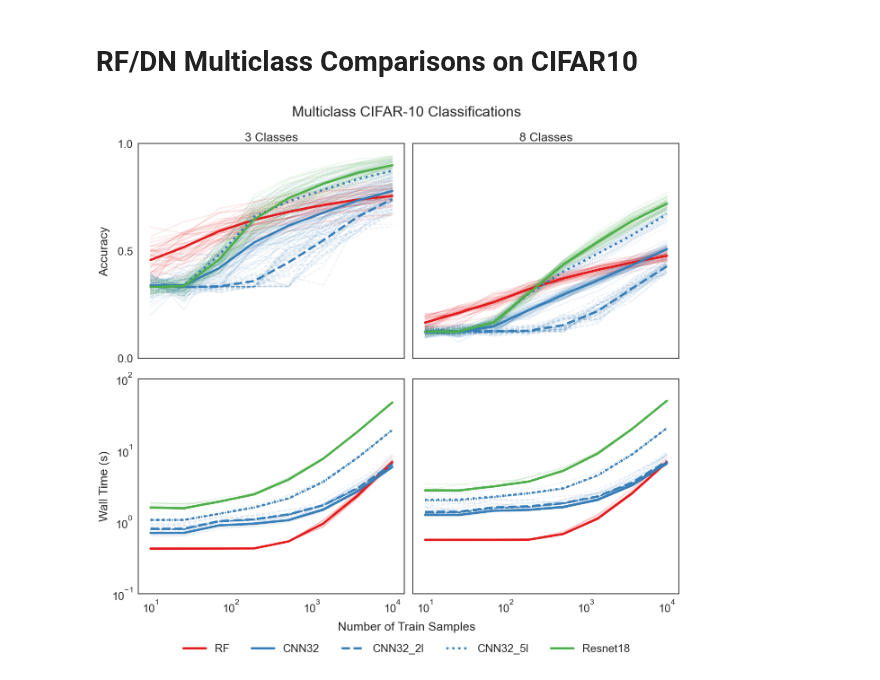
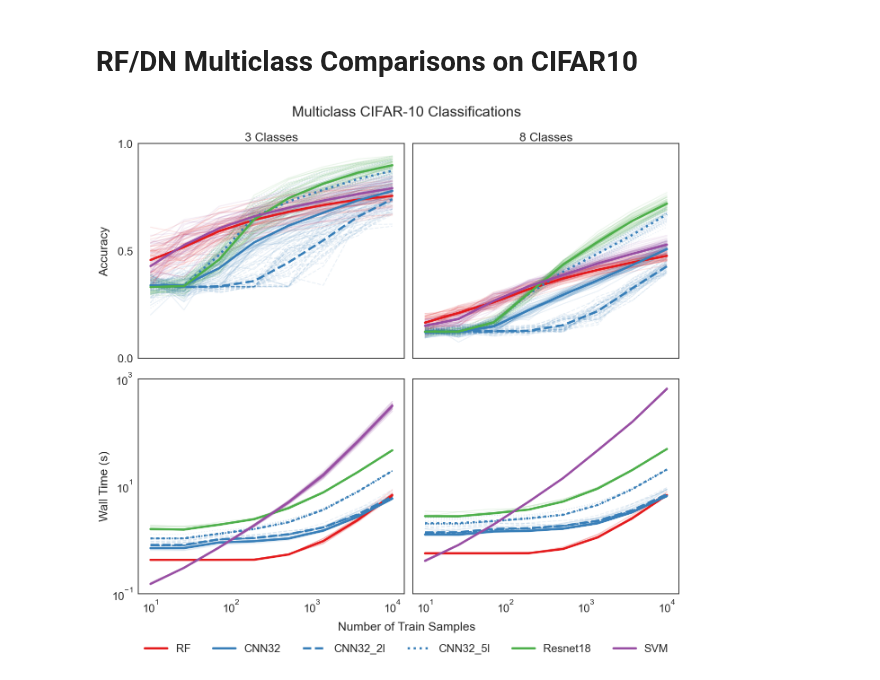
Before and after one commit to neurodata/df-dn-paper, a Jupyter notebook: cifar_10_figure.ipynb, the cells around one changed output. Saved outputs shown, nothing was run; the diff lists cells and outputs as text; code cells hidden in the pictures.

Commit message:
Added SVM to graph

```diff
--- a/cifar_10_figure.ipynb
+++ b/cifar_10_figure.ipynb
@@ -42,6 +42,7 @@ acc_3 = [
     load_result("3_class/cnn32_2l.txt"),
     load_result("3_class/cnn32_5l.txt"),
     load_result("3_class/resnet18.txt"),
+    load_result("3_class/svm.txt"),
 ]
 
 # Load 8-classes results
@@ -51,6 +52,7 @@ acc_8 = [
     load_result("8_class/cnn32_2l.txt"),
     load_result("8_class/cnn32_5l.txt"),
     load_result("8_class/resnet18.txt"),
+    load_result("8_class/svm.txt"),
 ]
 
 time_3 = [
@@ -59,6 +61,7 @@ time_3 = [
     load_result("3_class/cnn32_2l_time.txt"),
     load_result("3_class/cnn32_5l_time.txt"),
     load_result("3_class/resnet18_time.txt"),
+    load_result("3_class/svm_time.txt"),
 ]
 
 time_8 = [
@@ -67,6 +70,7 @@ time_8 = [
     load_result("8_class/cnn32_2l_time.txt"),
     load_result("8_class/cnn32_5l_time.txt"),
     load_result("8_class/resnet18_time.txt"),
+    load_result("8_class/svm_time.txt"),
 ]
 
 accs = [acc_3, acc_8, time_3, time_8]
@@ -104,6 +108,12 @@ def plot_acc(col, accs, pos):
             samples_space,
             accs[pos][4][k * 8 : (k + 1) * 8],
             color="#4daf4a",
+            alpha=0.1,
+        )
+        col.plot(
+            samples_space,
+            accs[pos][5][k * 8 : (k + 1) * 8],
+            color="#984ea3",
             alpha=0.1,
         )
 
@@ -146,6 +156,13 @@ def plot_acc(col, accs, pos):
             color="#4daf4a",
             label="Resnet18",
         )
+        col.plot(
+            samples_space,
+            produce_mean(accs[pos][5]),
+            linewidth=5,
+            color="#984ea3",
+            label="SVM",
+        )
     else:
         col.plot(
             samples_space,
@@ -179,6 +196,12 @@ def plot_acc(col, accs, pos):
             linewidth=5,
             color="#4daf4a",
         )
+        col.plot(
+            samples_space,
+            produce_mean(accs[pos][5]),
+            linewidth=5,
+            color="#984ea3",
+        )
 # %%
 fig, ax = plt.subplots(nrows=2, ncols=2, figsize=(18, 15), constrained_layout=True)
 
@@ -187,8 +210,8 @@ fig.text(0.53, -0.03, "Number of Train Samples", ha="center")
 samples_space = np.geomspace(10, 10000, num=8, dtype=int)
 xtitles = ["3 Classes", "8 Classes"]
 ytitles = ["Accuracy", "Wall Time (s)"]
-ylimits = [[0, 1], [1e-1, 1e2]]
-yticks = [[0, 0.5, 1], [1e-1, 1e0, 1e1, 1e2]]
+ylimits = [[0, 1], [1e-1, 1e3]]
+yticks = [[0, 0.5, 1], [1e-1, 1e1, 1e3]]
 
 for i, row in enumerate(ax):
     for j, col in enumerate(row):
@@ -197,32 +220,32 @@ for i, row in enumerate(ax):
         col.set_ylim(ylimits[i])
 
         # Label x axis and plot figures
         if count < 2:
             col.set_xticks([])
             col.set_title(xtitles[j])
             plot_acc(col, accs, j)
         else:
             col.set_xticks([1e1, 1e2, 1e3, 1e4])
             col.set_yscale("log")
             plot_acc(col, accs, j + 2)
 
         # Label y axis
         if count % 2 == 0:
             col.set_yticks(yticks[i])
             col.set_ylabel(ytitles[i])
         else:
             col.set_yticks([])
 
 fig.align_ylabels(ax[:, ])
 
 leg = fig.legend(
     bbox_to_anchor=(0.53, -0.1),
     bbox_transform=plt.gcf().transFigure,
-    ncol=5,
+    ncol=6,
     loc="lower center",
 )
 leg.get_frame().set_linewidth(0.0)
 for legobj in leg.legendHandles:
     legobj.set_linewidth(5.0)
 # %% [output]
-[figure, old version]
+[figure, new version]
```
Also changed, not shown: 6 other files.
